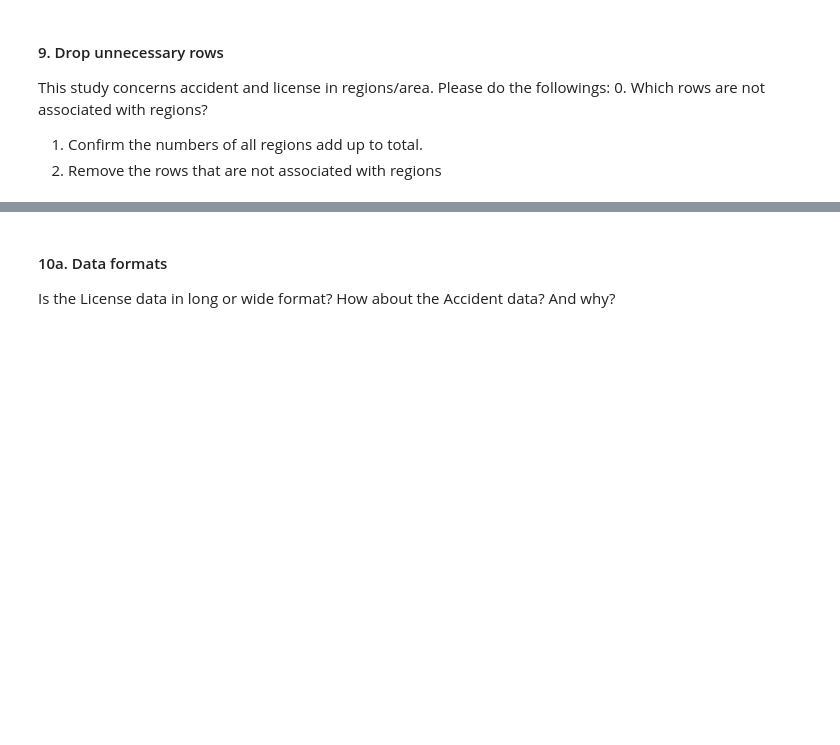
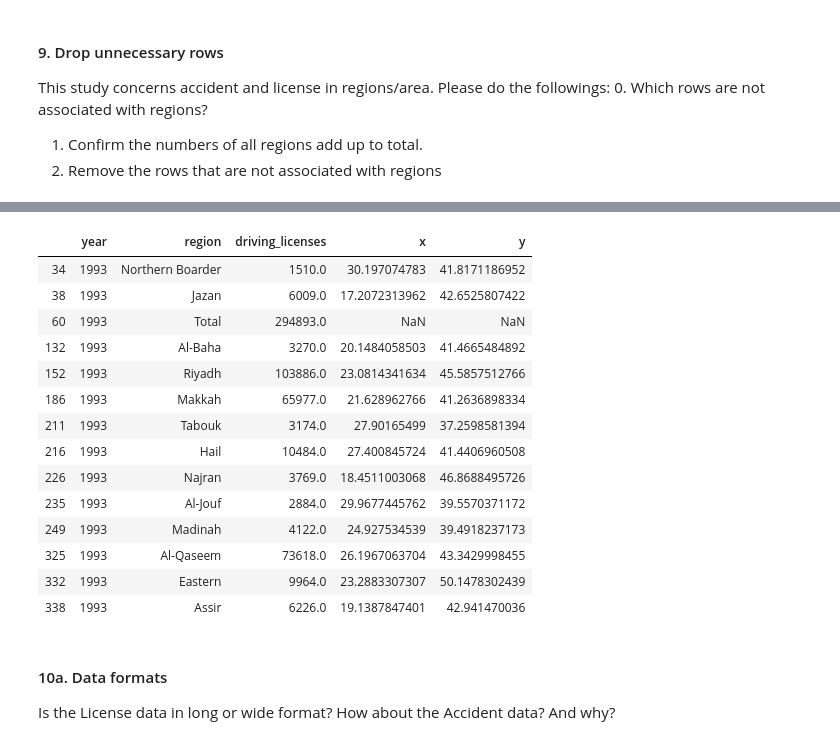
Before and after one commit to Mbuhliagah/traffic-analysis, a Jupyter notebook: code/starter-code.ipynb, the cells around one changed output, grey strips where cells are left out. Drawn from its saved outputs; the diff is of its cells as text; code cells hidden in the pictures; blank space fills up the shorter version.

```diff
--- a/code/starter-code.ipynb
+++ b/code/starter-code.ipynb
@@ -295,0 +258,2 @@ traffic.head()
+# %%
+licenses['Year'] = licenses.Year.str.replace('[()]', '')
@@ -295,0 +264,2 @@ traffic.head()
+# %%
+licenses.Year = licenses['Year'].astype(int)
@@ -300,3 +273,5 @@ traffic.head()
+# %%
+licenses.columns = ['year', 'administrative_area', 'driving_licenses', 'x', 'y']
 # %% [markdown]
 - Display the data types again to confirm they are correct.
 # %%
@@ -335,3 +306,7 @@ Change the names of the columns to more expressive names so that you can tell th
+# %%
+#code
+traffic.columns = ['year', 'region', 'indicator', 'value', 'x', 'y']
+licenses.columns = ['year', 'region', 'driving_licenses', 'x', 'y']
 # %% [markdown]
 #### 8. Create a data dictionary
 
@@ -365,3 +384,21 @@ This study concerns accident and license in regions/area. Please do the followin
+# %%
+licenses[licenses['year']== 1993]
+# %% [output]
+|  | year | region | driving_licenses | x | y |
+| 34 | 1993 | Northern Boarder | 1510.0 | 30.197074783 | 41.8171186952 |
+| 38 | 1993 | Jazan | 6009.0 | 17.2072313962 | 42.6525807422 |
+| 60 | 1993 | Total | 294893.0 | NaN | NaN |
+| 132 | 1993 | Al-Baha | 3270.0 | 20.1484058503 | 41.4665484892 |
+| 152 | 1993 | Riyadh | 103886.0 | 23.0814341634 | 45.5857512766 |
+| 186 | 1993 | Makkah | 65977.0 | 21.628962766 | 41.2636898334 |
+| 211 | 1993 | Tabouk | 3174.0 | 27.90165499 | 37.2598581394 |
+| 216 | 1993 | Hail | 10484.0 | 27.400845724 | 41.4406960508 |
+| 226 | 1993 | Najran | 3769.0 | 18.4511003068 | 46.8688495726 |
+| 235 | 1993 | Al-Jouf | 2884.0 | 29.9677445762 | 39.5570371172 |
+| 249 | 1993 | Madinah | 4122.0 | 24.927534539 | 39.4918237173 |
+| 325 | 1993 | Al-Qaseem | 73618.0 | 26.1967063704 | 43.3429998455 |
+| 332 | 1993 | Eastern | 9964.0 | 23.2883307307 | 50.1478302439 |
+| 338 | 1993 | Assir | 6226.0 | 19.1387847401 | 42.941470036 |
 # %% [markdown]
 #### 10a. Data formats
 Is the License data in long or wide format? How about the Accident data? And why?
```
Also changed, not shown: parts of 37 cells of this notebook.
